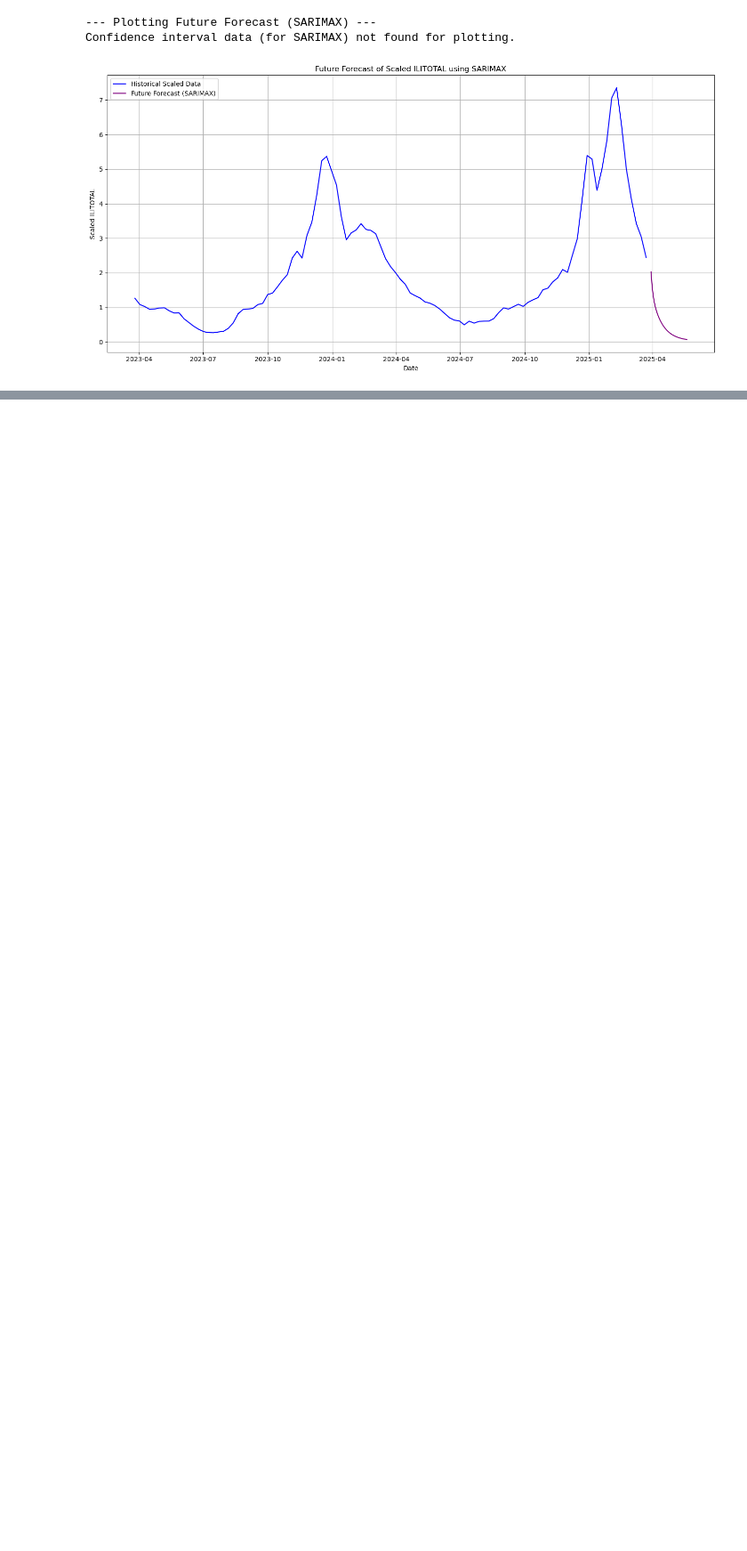
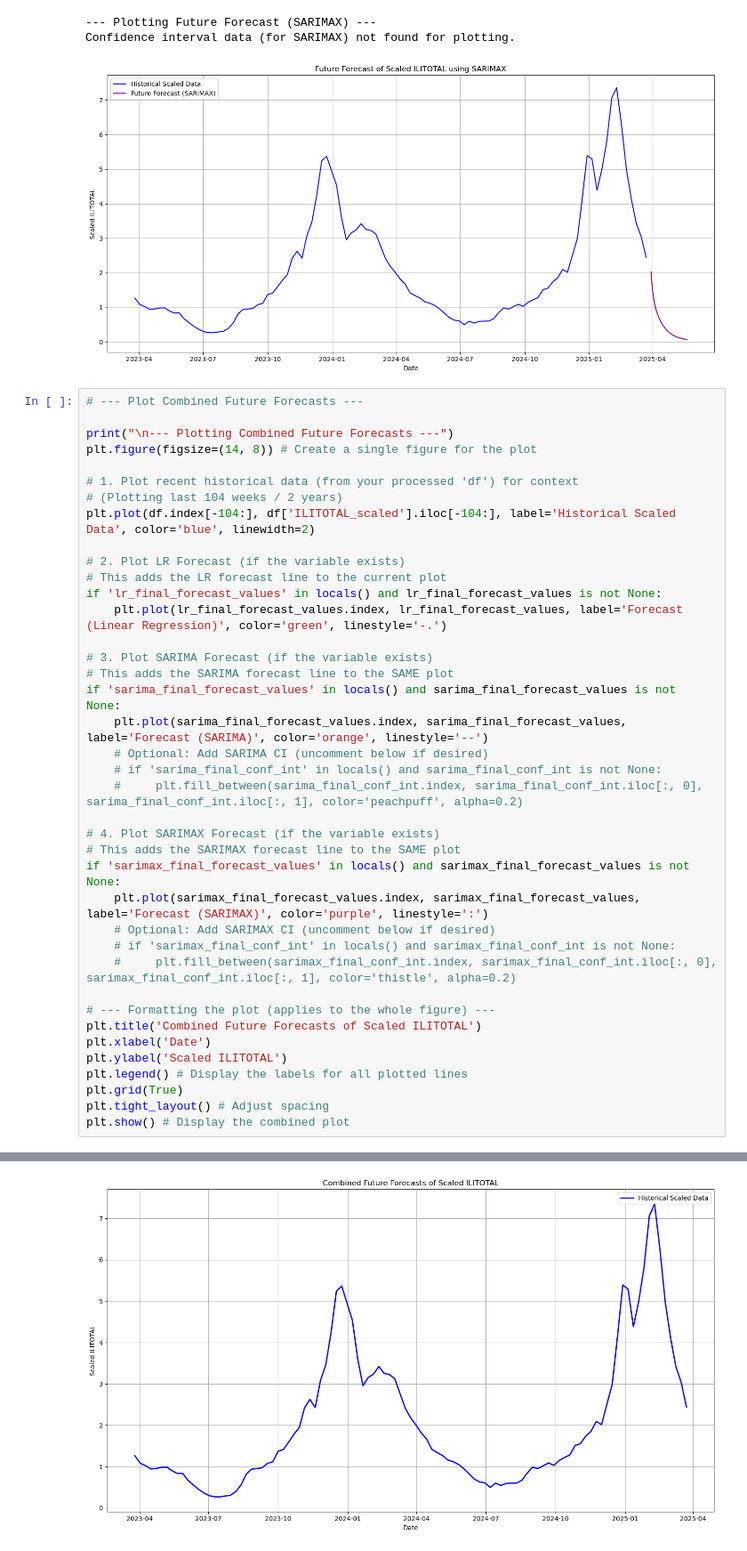
Before and after one commit to katemyer/DataScience, a Jupyter notebook: Capstone 3 Flu Time Series/Preprocessing and Training.ipynb, the cells around one changed output, grey strips where cells are left out. Shown at 89% size. Drawn from its saved outputs; the diff is of its cells as text; blank space fills up the shorter version.

Commit message:
final models plotted

```diff
--- a/Capstone 3 Flu Time Series/Preprocessing and Training.ipynb
+++ b/Capstone 3 Flu Time Series/Preprocessing and Training.ipynb
@@ -655,3 +655,43 @@ else:
 --- Plotting Future Forecast (SARIMAX) ---
 Confidence interval data (for SARIMAX) not found for plotting.
 [figure]
+# %%
+# --- Plot Combined Future Forecasts ---
+
+print("\n--- Plotting Combined Future Forecasts ---")
+plt.figure(figsize=(14, 8)) # Create a single figure for the plot
+
+# 1. Plot recent historical data (from your processed 'df') for context
+# (Plotting last 104 weeks / 2 years)
+plt.plot(df.index[-104:], df['ILITOTAL_scaled'].iloc[-104:], label='Historical Scaled Data', color='blue', linewidth=2)
+
+# 2. Plot LR Forecast (if the variable exists)
+# This adds the LR forecast line to the current plot
+if 'lr_final_forecast_values' in locals() and lr_final_forecast_values is not None:
+    plt.plot(lr_final_forecast_values.index, lr_final_forecast_values, label='Forecast (Linear Regression)', color='green', linestyle='-.')
+
+# 3. Plot SARIMA Forecast (if the variable exists)
+# This adds the SARIMA forecast line to the SAME plot
+if 'sarima_final_forecast_values' in locals() and sarima_final_forecast_values is not None:
+    plt.plot(sarima_final_forecast_values.index, sarima_final_forecast_values, label='Forecast (SARIMA)', color='orange', linestyle='--')
+    # Optional: Add SARIMA CI (uncomment below if desired)
+    # if 'sarima_final_conf_int' in locals() and sarima_final_conf_int is not None:
+    #     plt.fill_between(sarima_final_conf_int.index, sarima_final_conf_int.iloc[:, 0], sarima_final_conf_int.iloc[:, 1], color='peachpuff', alpha=0.2)
+
+# 4. Plot SARIMAX Forecast (if the variable exists)
+# This adds the SARIMAX forecast line to the SAME plot
+if 'sarimax_final_forecast_values' in locals() and sarimax_final_forecast_values is not None:
+    plt.plot(sarimax_final_forecast_values.index, sarimax_final_forecast_values, label='Forecast (SARIMAX)', color='purple', linestyle=':')
+    # Optional: Add SARIMAX CI (uncomment below if desired)
+    # if 'sarimax_final_conf_int' in locals() and sarimax_final_conf_int is not None:
+    #     plt.fill_between(sarimax_final_conf_int.index, sarimax_final_conf_int.iloc[:, 0], sarimax_final_conf_int.iloc[:, 1], color='thistle', alpha=0.2)
+
+# --- Formatting the plot (applies to the whole figure) ---
+plt.title('Combined Future Forecasts of Scaled ILITOTAL')
+plt.xlabel('Date')
+plt.ylabel('Scaled ILITOTAL')
+plt.legend() # Display the labels for all plotted lines
+plt.grid(True)
+plt.tight_layout() # Adjust spacing
+plt.show() # Display the combined plot
+# %% [output]
@@ -657,0 +699 @@ Confidence interval data (for SARIMAX) not found for plotting.
+[figure, added]
```
Also changed, not shown: parts of 1 cell of this notebook.
